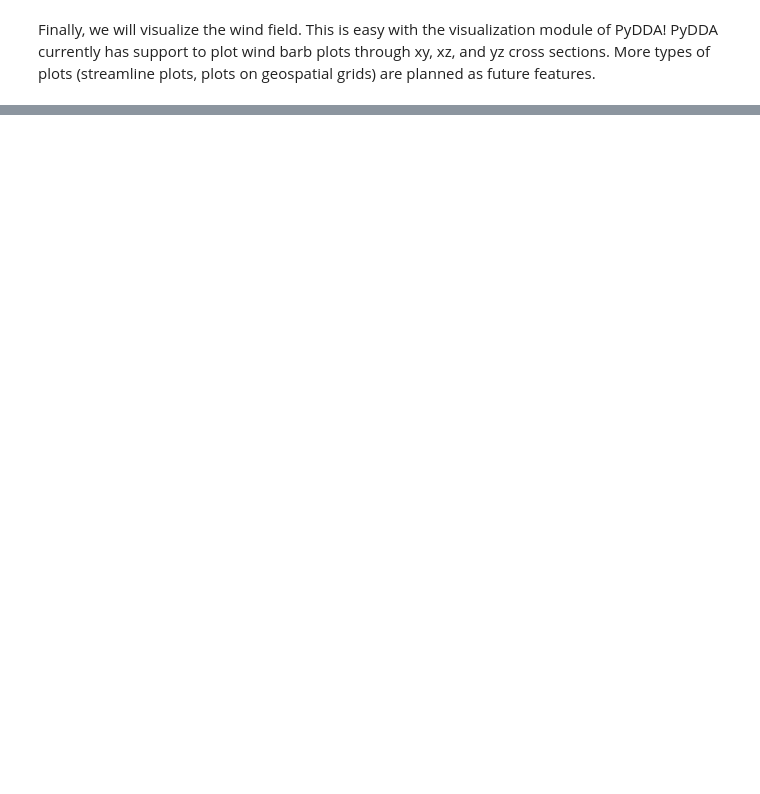
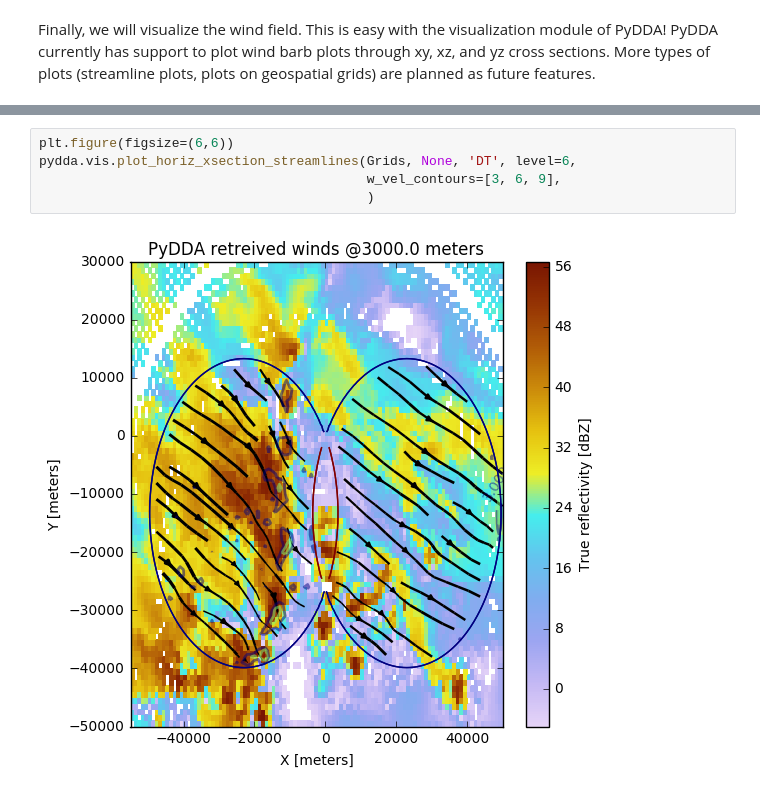
Before and after one commit to openradar/PyDDA, a Jupyter notebook: notebooks/PyDDA example notebook.ipynb, the cells around one changed output, grey strips where cells are left out. Drawn from its saved outputs; the diff is of its cells as text; blank space fills up the shorter version.

```diff
--- a/notebooks/PyDDA example notebook.ipynb
+++ b/notebooks/PyDDA example notebook.ipynb
@@ -94,0 +104,7 @@ pydda.vis.plot_yz_xsection_barbs(Grids, 'DT', level=40,
+# %%
+plt.figure(figsize=(6,6))
+pydda.vis.plot_horiz_xsection_streamlines(Grids, None, 'DT', level=6,
+                                          w_vel_contours=[3, 6, 9],
+                                          )
+# %% [output]
+[figure, added]
```
Also changed, not shown: parts of 12 cells of this notebook, 3 other files.
